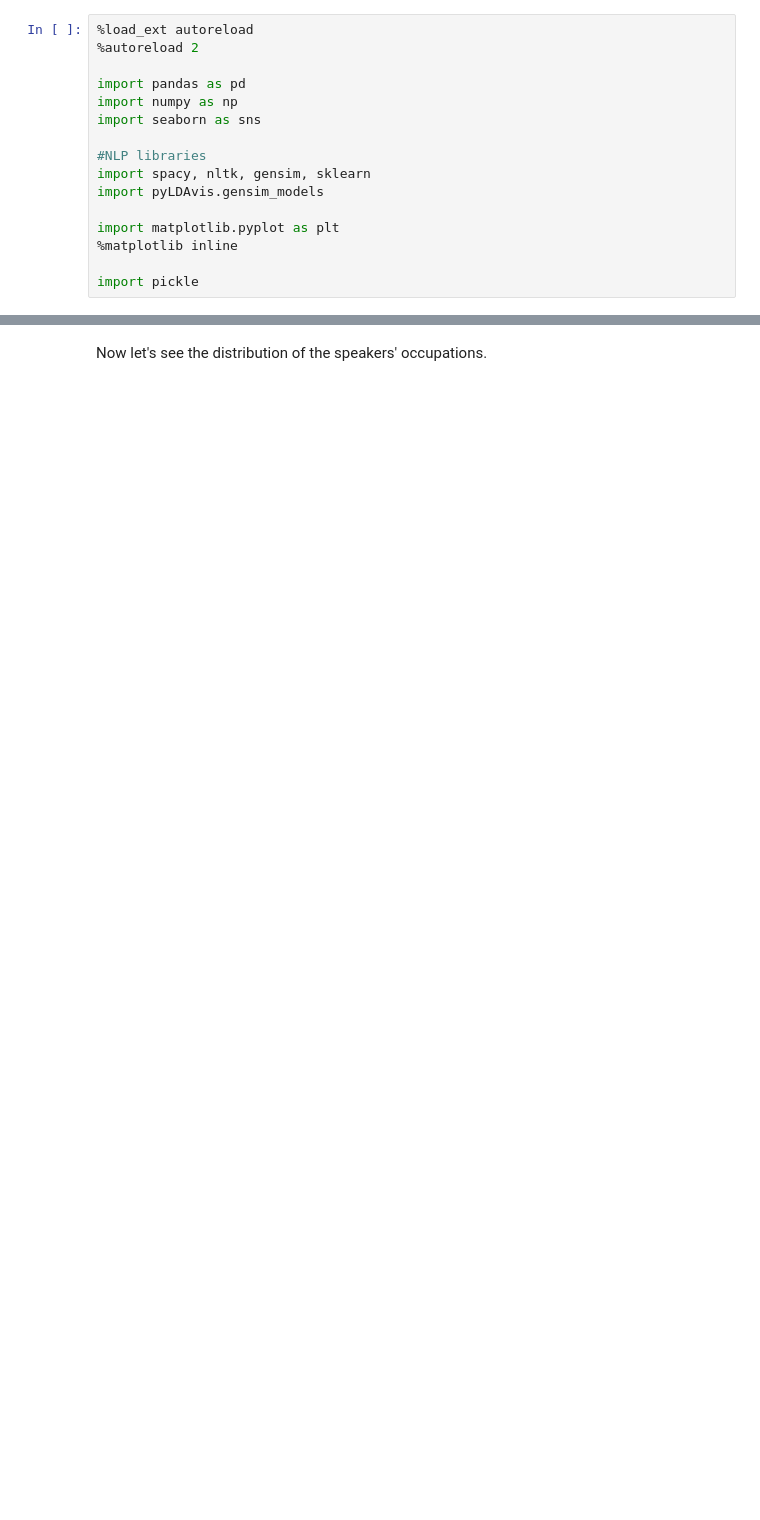
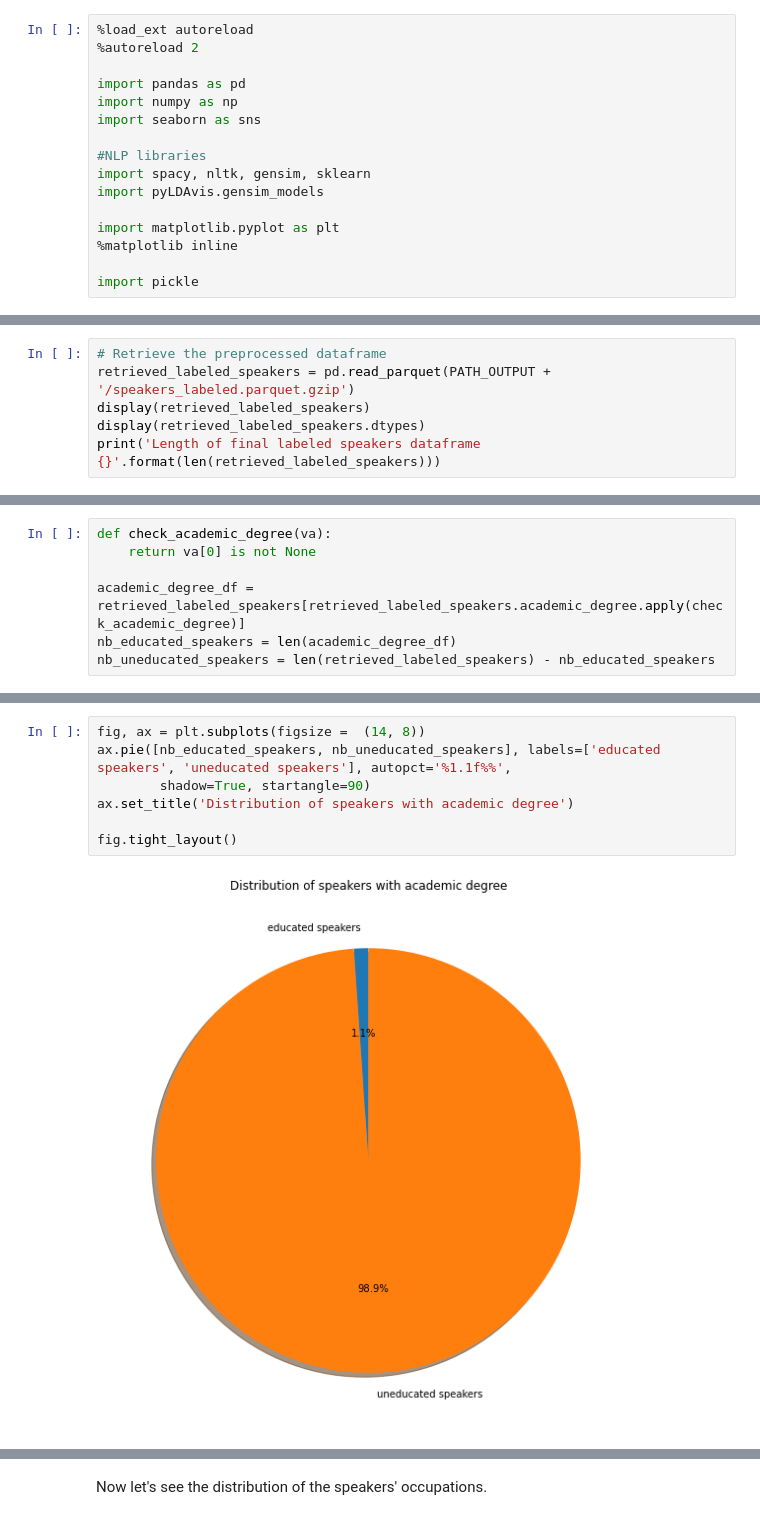
Before and after one commit to epfl-ada/ada-2021-project-comic-sans, a Jupyter notebook: speakers_analysis.ipynb, the cells around one changed output, grey strips where cells are left out. Saved outputs shown, nothing was run; the diff lists cells and outputs as text; blank space fills up the shorter version.

```diff
--- a/speakers_analysis.ipynb
+++ b/speakers_analysis.ipynb
@@ -213,0 +36,6 @@ print('Length of final labeled speakers dataframe {}'.format(len(retrieved_label
+# %%
+# Retrieve the preprocessed dataframe
+retrieved_labeled_speakers = pd.read_parquet(PATH_OUTPUT + '/speakers_labeled.parquet.gzip')
+display(retrieved_labeled_speakers)
+display(retrieved_labeled_speakers.dtypes)
+print('Length of final labeled speakers dataframe {}'.format(len(retrieved_labeled_speakers)))
@@ -213,0 +83,7 @@ print('Length of final labeled speakers dataframe {}'.format(len(retrieved_label
+# %%
+def check_academic_degree(va):
+    return va[0] is not None
+
+academic_degree_df = retrieved_labeled_speakers[retrieved_labeled_speakers.academic_degree.apply(check_academic_degree)]
+nb_educated_speakers = len(academic_degree_df)
+nb_uneducated_speakers = len(retrieved_labeled_speakers) - nb_educated_speakers
@@ -213,0 +98,9 @@ print('Length of final labeled speakers dataframe {}'.format(len(retrieved_label
+# %%
+fig, ax = plt.subplots(figsize =  (14, 8))
+ax.pie([nb_educated_speakers, nb_uneducated_speakers], labels=['educated speakers', 'uneducated speakers'], autopct='%1.1f%%',
+        shadow=True, startangle=90)
+ax.set_title('Distribution of speakers with academic degree')
+
+fig.tight_layout()
+# %% [output]
+[figure, added]
```
Also changed, not shown: parts of 122 cells of this notebook, 1 other file.
